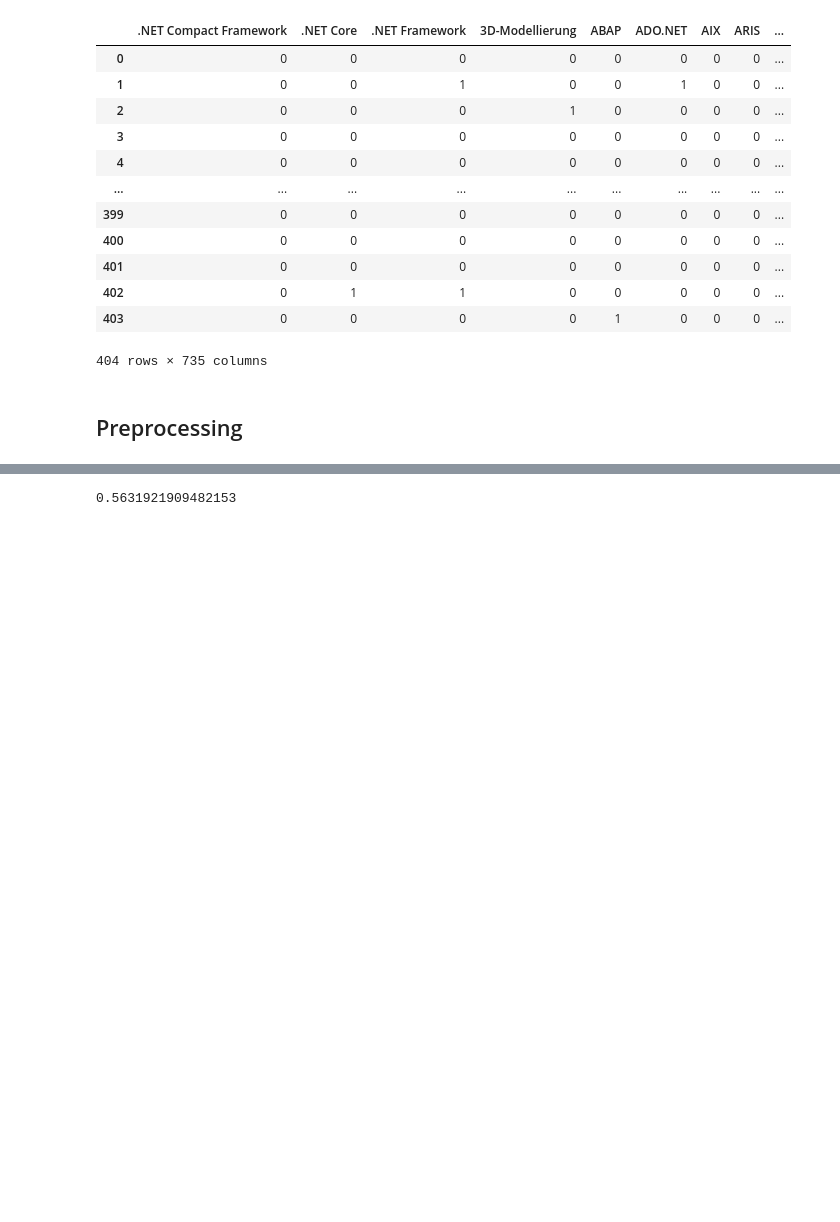
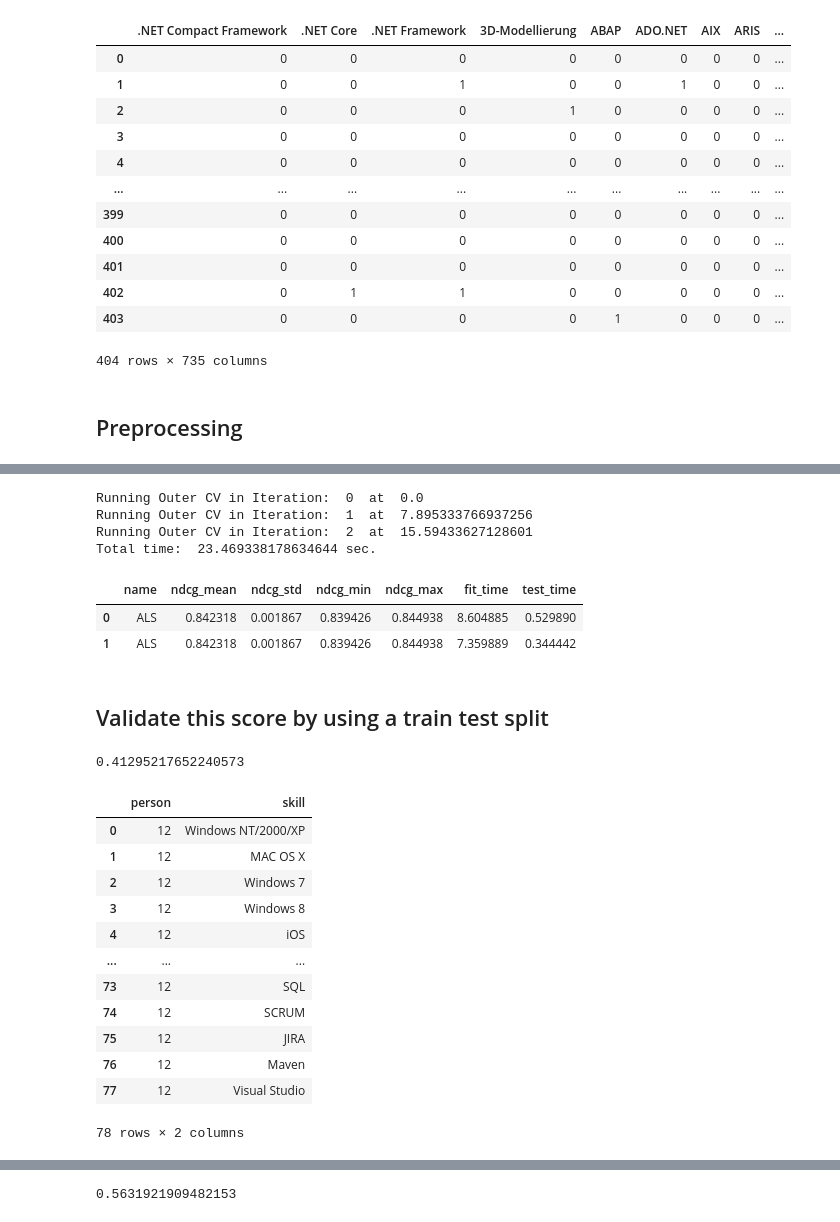
Before and after one commit to maximizer36/DS_AP, a Jupyter notebook: AP_binary_implicit_gridsearch.ipynb, the cells around one changed output, grey strips where cells are left out. Saved outputs shown, nothing was run; the diff lists cells and outputs as text; code cells hidden in the pictures; blank space fills up the shorter version.

```diff
--- a/AP_binary_implicit_gridsearch.ipynb
+++ b/AP_binary_implicit_gridsearch.ipynb
@@ -201,0 +196,16 @@ TypeError: _PredictScorer._score() missing 1 required positional argument: 'y_tr
+# %%
+ndcg, fit_times, test_times  = nested_cv(ALSEstimator(),als_grid, data)
+# %% [output]
+Running Outer CV in Iteration:  0  at  0.0
+Running Outer CV in Iteration:  1  at  7.895333766937256
+Running Outer CV in Iteration:  2  at  15.59433627128601
+Total time:  23.469338178634644 sec.
+# %%
+results = add_result(results,"ALS",ndcg,fit_times, test_times)
+results
+# %% [output]
+|  | name | ndcg_mean | ndcg_std | ndcg_min | ndcg_max | fit_time | test_time |
+| 0 | ALS | 0.842318 | 0.001867 | 0.839426 | 0.844938 | 8.604885 | 0.529890 |
+| 1 | ALS | 0.842318 | 0.001867 | 0.839426 | 0.844938 | 7.359889 | 0.344442 |
+# %% [markdown]
+## Validate this score by using a train test split
@@ -201,0 +214,21 @@ TypeError: _PredictScorer._score() missing 1 required positional argument: 'y_tr
+# %%
+model.score(MatrixTransformer().fit_transform(data))
+# %% [output]
+0.41295217652240573
+# %%
+data_test  =data.loc[(data['person'] == 12)]
+data_test
+# %% [output]
+|  | person | skill |
+| 0 | 12 | Windows NT/2000/XP |
+| 1 | 12 | MAC OS X |
+| 2 | 12 | Windows 7 |
+| 3 | 12 | Windows 8 |
+| 4 | 12 | iOS |
+| ... | ... | ... |
+| 73 | 12 | SQL |
+| 74 | 12 | SCRUM |
+| 75 | 12 | JIRA |
+| 76 | 12 | Maven |
+| 77 | 12 | Visual Studio |
+78 rows × 2 columns
```
Also changed, not shown: parts of 35 cells of this notebook.
